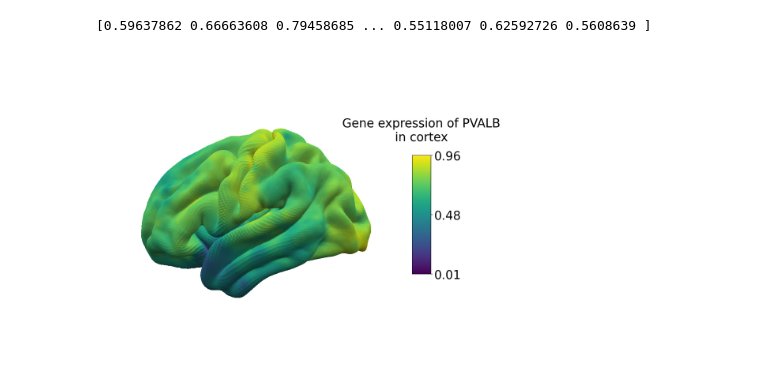
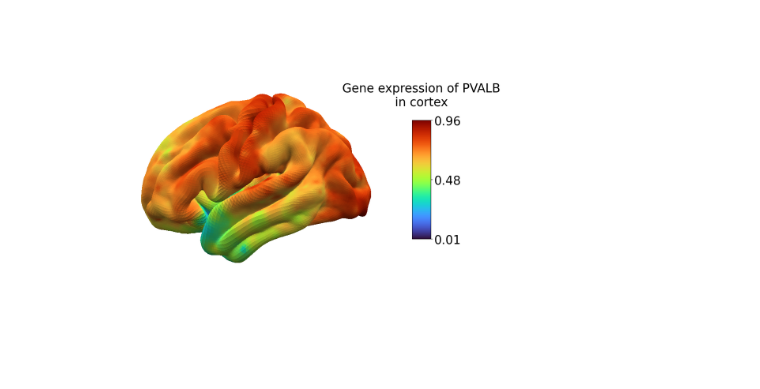
Before and after one commit to imaginelab/gene_viz, a Jupyter notebook: notebooks/main_plotting.ipynb, the cells around one changed output. Saved outputs shown, nothing was run; the diff lists cells and outputs as text; code cells hidden in the pictures.

```diff
--- a/notebooks/main_plotting.ipynb
+++ b/notebooks/main_plotting.ipynb
@@ -13,7 +17,7 @@ from gene_viz.viewer.plot_surf_and_plane import concatenate_meshes
 # Initialise variables
 
 gene_name = 'PVALB'
-cmap = 'jet'
+cmap = 'turbo'
 slice = int(100)
 # %%
 # Load gene expression data
@@ -24,23 +28,23 @@ coords, samples = load_data(gene_name)
 # %%
 # plot gene expression in cortex
 
 #load mesh
 cortical_mesh_file_path = os.path.join(get_data_path(),'fs_LR.32k.L.pial.surf.gii')
 mesh = load_mesh_geometry(cortical_mesh_file_path)
 
 # interpolate
 interpolated_values = interpolate(samples,coords, mesh['coords'])
 
 # plot
 plot_surf(mesh['coords'], mesh['faces'],
           interpolated_values,
           rotate=90,
           base_size = 10,
           cmap_label = f'Gene expression of {gene_name}\nin cortex',
+          cmap=cmap,
           )
 # %% [output]
-[0.59637862 0.66663608 0.79458685 ... 0.55118007 0.62592726 0.5608639 ]
-[figure, old version]
+[figure, new version]
 # %%
 # plot gene expression in cortex
 
```
Also changed, not shown: parts of 8 cells of this notebook, 1 other file.
